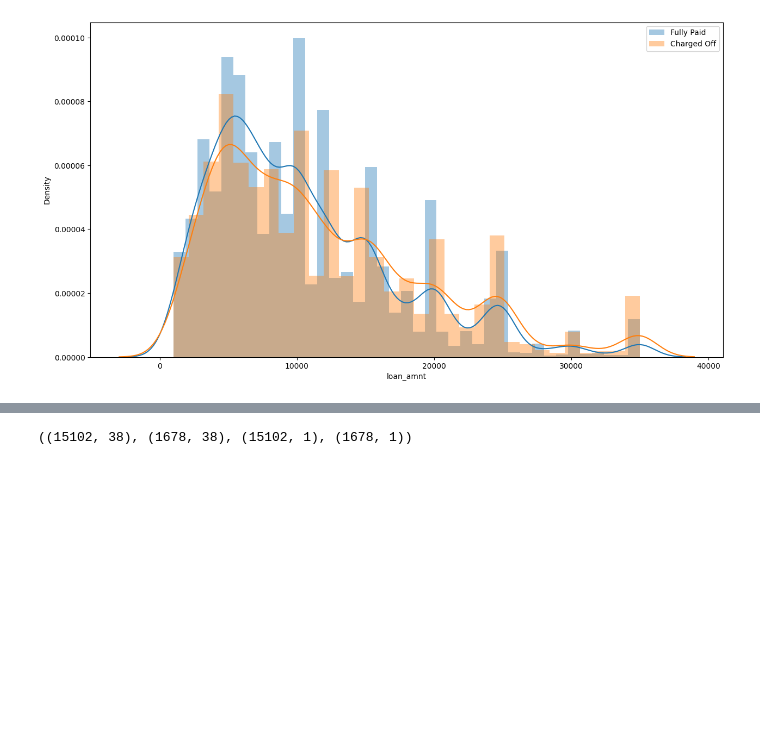
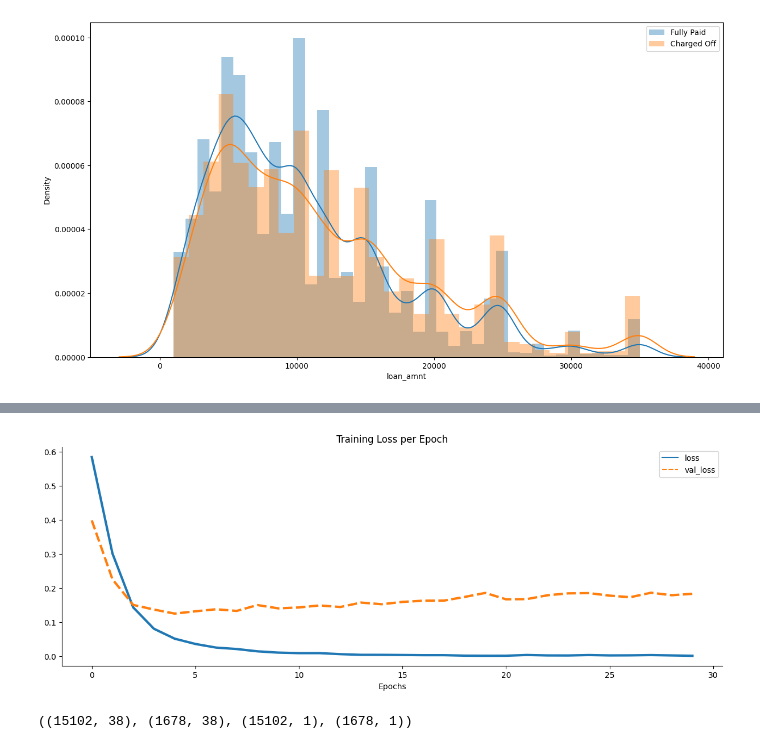
Before and after one commit to Apekshaba/COMP_6721, a Jupyter notebook: code/Deep neural network/NeuralNet.ipynb, the cells around one changed output, grey strips where cells are left out. Saved outputs shown, nothing was run; the diff lists cells and outputs as text; code cells hidden in the pictures; blank space fills up the shorter version.

```diff
--- a/code/Deep neural network/NeuralNet.ipynb
+++ b/code/Deep neural network/NeuralNet.ipynb
@@ -170,0 +211,3 @@ X = loan_df.drop(columns=["loan_status"])
+# %%
+# Split
+X_train, X_test, y_train, y_test = train_test_split(X, Y, test_size=0.2, random_state=101)
@@ -170,0 +229,20 @@ X = loan_df.drop(columns=["loan_status"])
+# %%
+model = keras.Sequential()
+
+# input layer
+model.add(Dense(78,activation='relu'))
+model.add(Dropout(0.2))
+
+# hidden layer
+model.add(Dense(39,activation='relu'))
+model.add(Dropout(0.2))
+
+# hidden layer
+model.add(Dense(19,activation='relu'))
+model.add(Dropout(0.2))
+
+# output layer
+model.add(Dense(1, activation='sigmoid'))
+
+# compile model
+model.compile(optimizer="adam", loss='binary_crossentropy')
@@ -170,0 +251,10 @@ X = loan_df.drop(columns=["loan_status"])
+# %%
+early_stop = EarlyStopping(monitor='val_loss', mode='min', verbose=1, patience=25)
+# %%
+model.fit(x=X_train,
+          y=y_train,
+          epochs=400,
+          verbose = 2,
+          batch_size=256,
+          validation_data=(X_test, y_test),
+          callbacks=[early_stop])
@@ -171 +280,12 @@ X = loan_df.drop(columns=["loan_status"])
+# %%
+losses = pd.DataFrame(model.history.history)
+
+plt.figure(figsize=(15,5))
+sns.lineplot(data=losses,lw=3)
+plt.xlabel('Epochs')
+plt.ylabel('')
+plt.title('Training Loss per Epoch')
+sns.despine()
+# %% [output]
+[figure, added]
 # %%
```
Also changed, not shown: parts of 24 cells of this notebook, 2 other files.
